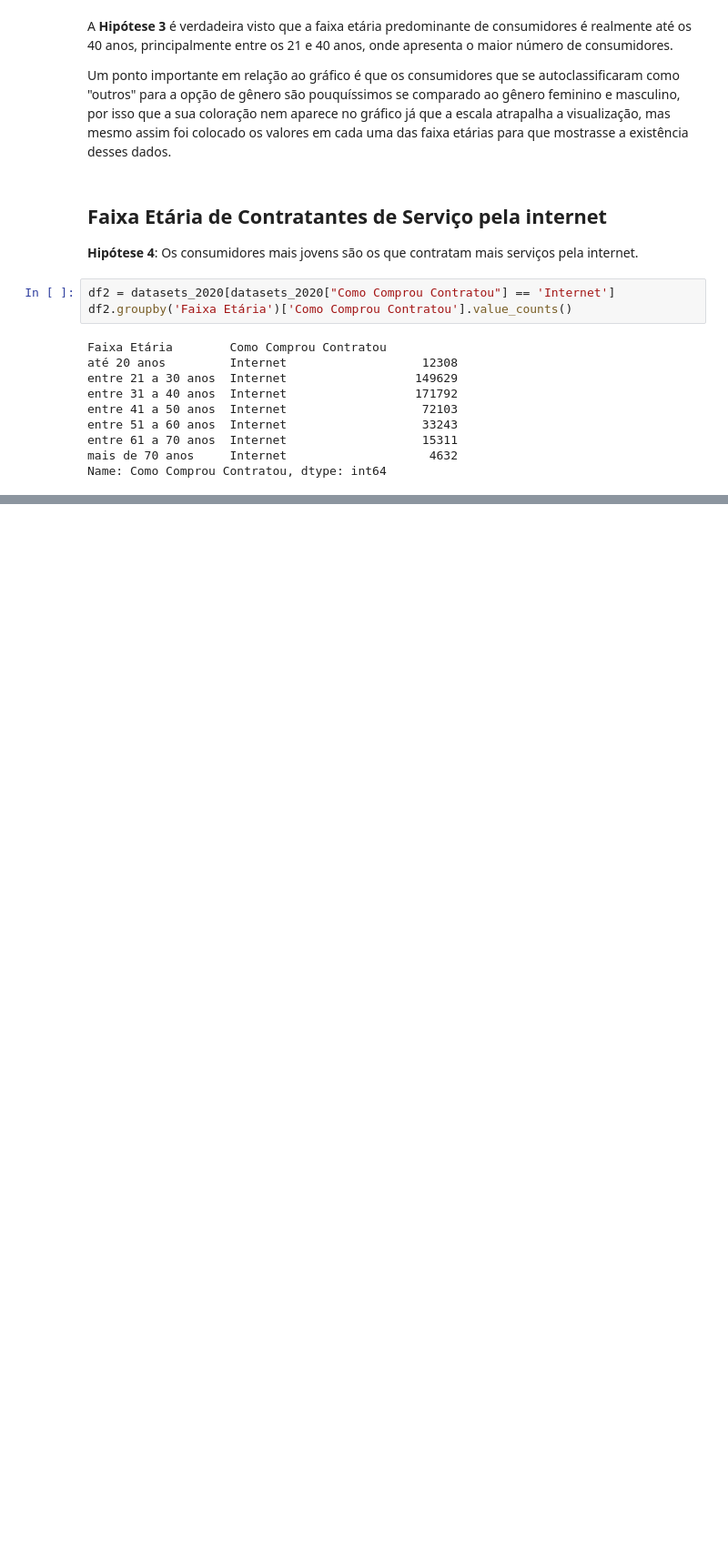
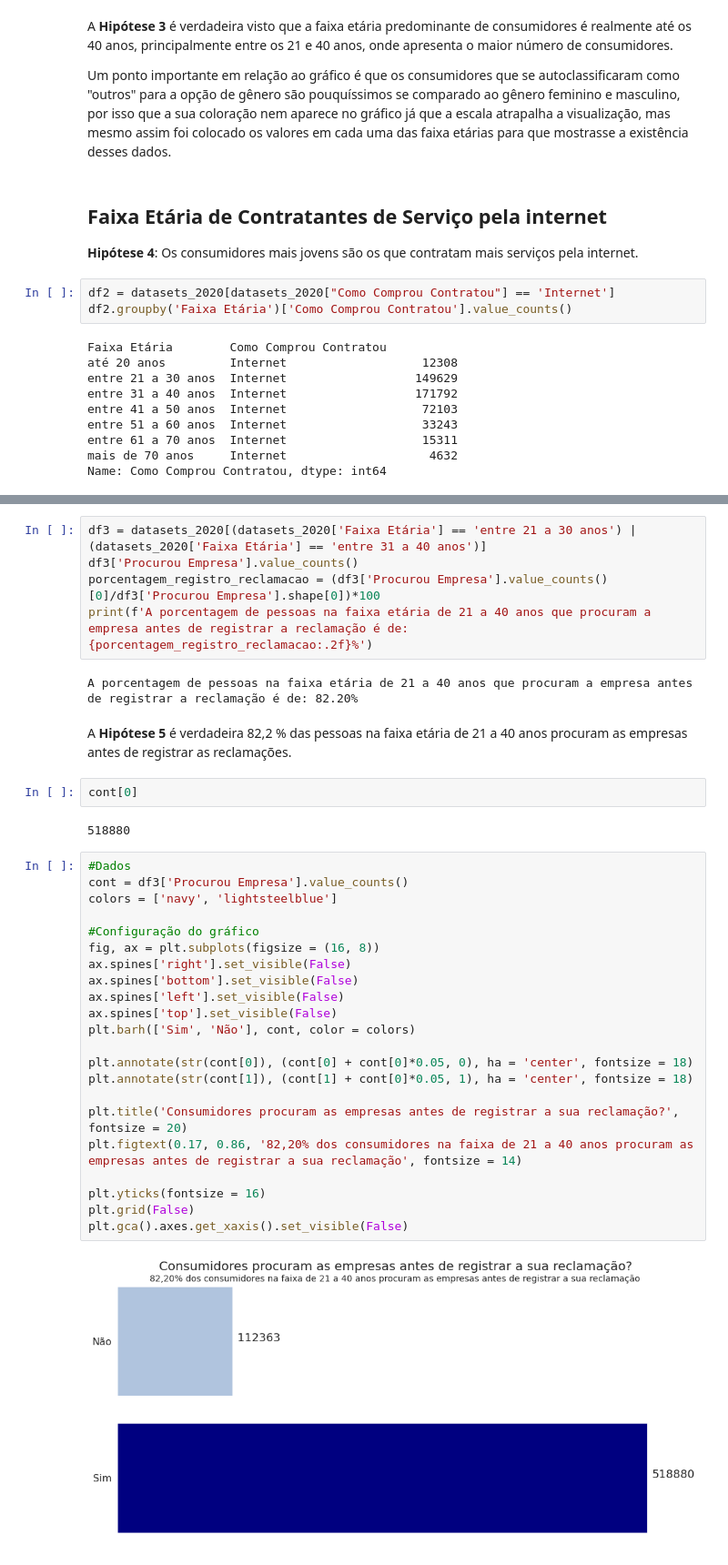
Before and after one commit to renatagsr/projetos, a Jupyter notebook: Análise de Dados/EDA.ipynb, the cells around one changed output, grey strips where cells are left out. Shown: that part at 91% size. Cells and saved outputs as stored; diff of their text form; blank space fills up the shorter version.

```diff
--- a/Análise de Dados/EDA.ipynb
+++ b/Análise de Dados/EDA.ipynb
@@ -263,0 +266,37 @@ Percebe-se que a **Hipótese 4** é verdadeira. Os maiores consumidores pela int
+# %%
+df3 = datasets_2020[(datasets_2020['Faixa Etária'] == 'entre 21 a 30 anos') | (datasets_2020['Faixa Etária'] == 'entre 31 a 40 anos')]
+df3['Procurou Empresa'].value_counts()
+porcentagem_registro_reclamacao = (df3['Procurou Empresa'].value_counts()[0]/df3['Procurou Empresa'].shape[0])*100
+print(f'A porcentagem de pessoas na faixa etária de 21 a 40 anos que procuram a empresa antes de registrar a reclamação é de: {porcentagem_registro_reclamacao:.2f}%')
+# %% [output]
+A porcentagem de pessoas na faixa etária de 21 a 40 anos que procuram a empresa antes de registrar a reclamação é de: 82.20%
+# %% [markdown]
+A **Hipótese 5** é verdadeira 82,2 % das pessoas na faixa etária de 21 a 40 anos procuram as empresas antes de registrar as reclamações.
+# %%
+cont[0]
+# %% [output]
+518880
+# %%
+#Dados
+cont = df3['Procurou Empresa'].value_counts()
+colors = ['navy', 'lightsteelblue']
+
+#Configuração do gráfico
+fig, ax = plt.subplots(figsize = (16, 8))
+ax.spines['right'].set_visible(False)
+ax.spines['bottom'].set_visible(False)
+ax.spines['left'].set_visible(False)
+ax.spines['top'].set_visible(False)
+plt.barh(['Sim', 'Não'], cont, color = colors)
+
+plt.annotate(str(cont[0]), (cont[0] + cont[0]*0.05, 0), ha = 'center', fontsize = 18)
+plt.annotate(str(cont[1]), (cont[1] + cont[0]*0.05, 1), ha = 'center', fontsize = 18)
+
+plt.title('Consumidores procuram as empresas antes de registrar a sua reclamação?', fontsize = 20)
+plt.figtext(0.17, 0.86, '82,20% dos consumidores na faixa de 21 a 40 anos procuram as empresas antes de registrar a sua reclamação', fontsize = 14)
+
+plt.yticks(fontsize = 16)
+plt.grid(False)
+plt.gca().axes.get_xaxis().set_visible(False)
+# %% [output]
+[figure, added]
```
Also changed, not shown: parts of 6 cells of this notebook.
